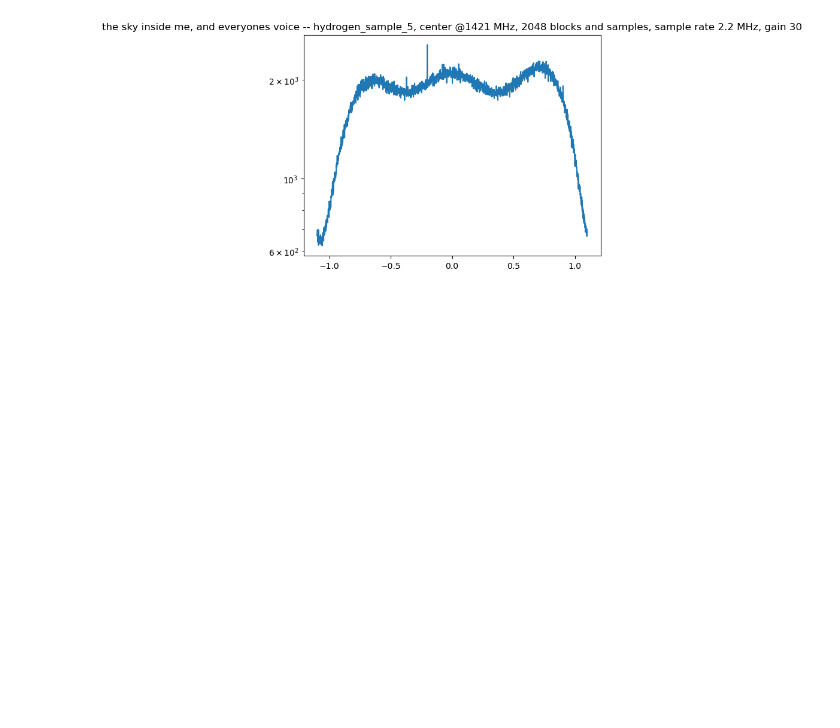
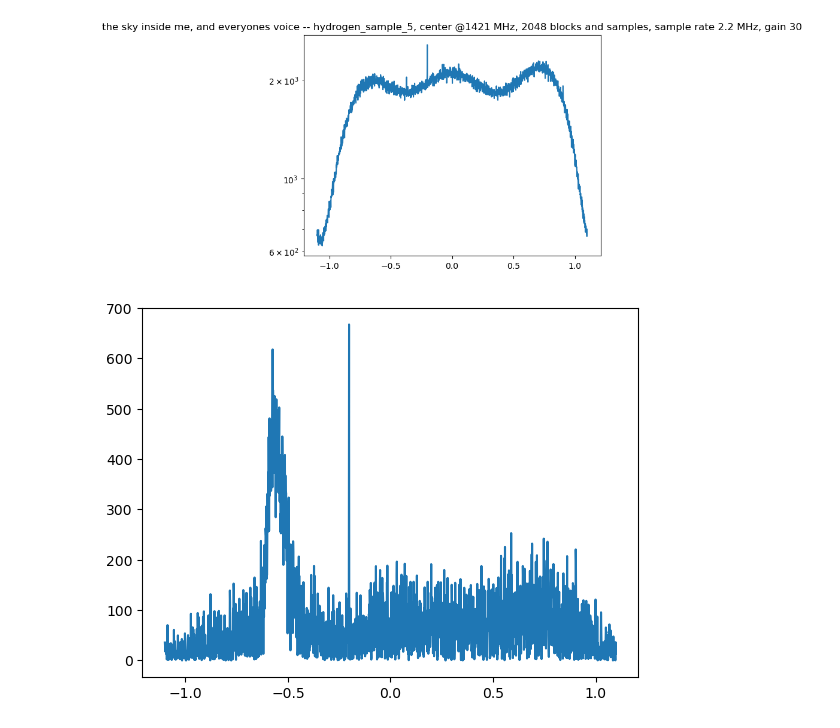
Before and after one commit to Quetzalcoatl42/Radio-23, a Jupyter notebook: Lab_2/Untitled.ipynb, the cells around one changed output. Drawn from its saved outputs; the diff is of its cells as text; code cells hidden in the pictures; blank space fills up the shorter version.

```diff
--- a/Lab_2/Untitled.ipynb
+++ b/Lab_2/Untitled.ipynb
@@ -64,9 +64,9 @@ data = np.load('hydrogen_sample_4.npy')
 power = np.fft.fft(data)
 power = np.fft.fftshift(power)
 power = abs(power)**2
-avg = np.average(power, axis = 0)
+avg_sky = np.average(power, axis = 0)
 fft_freq = np.fft.fftshift(np.fft.fftfreq(2048,1/2.2))
-plt.plot(fft_freq, avg)
+plt.plot(fft_freq, avg_sky)
 plt.yscale('log')
 plt.title('cold sky -- hydrogen_sample_4, center @1421 MHz, 2048 blocks and samples, sample rate 2.2 MHz, gain 30')
 plt.show()
@@ -77,11 +77,19 @@ data = np.load('hydrogen_sample_5.npy')
 power = np.fft.fft(data)
 power = np.fft.fftshift(power)
 power = abs(power)**2
-avg = np.average(power, axis = 0)
+avg_us = np.average(power, axis = 0)
 fft_freq = np.fft.fftshift(np.fft.fftfreq(2048,1/2.2))
-plt.plot(fft_freq, avg)
+plt.plot(fft_freq, avg_us)
 plt.yscale('log')
 plt.title('the sky inside me, and everyones voice -- hydrogen_sample_5, center @1421 MHz, 2048 blocks and samples, sample rate 2.2 MHz, gain 30')
 plt.show()
 # %% [output]
 [figure]
+# %%
+dif = abs(avg_us - avg_sky)
+plt.plot(fft_freq, dif)
+#plt.yscale('log')
+plt.title('difference between us and the sky')
+plt.show()
+# %% [output]
+[figure, added]
```
